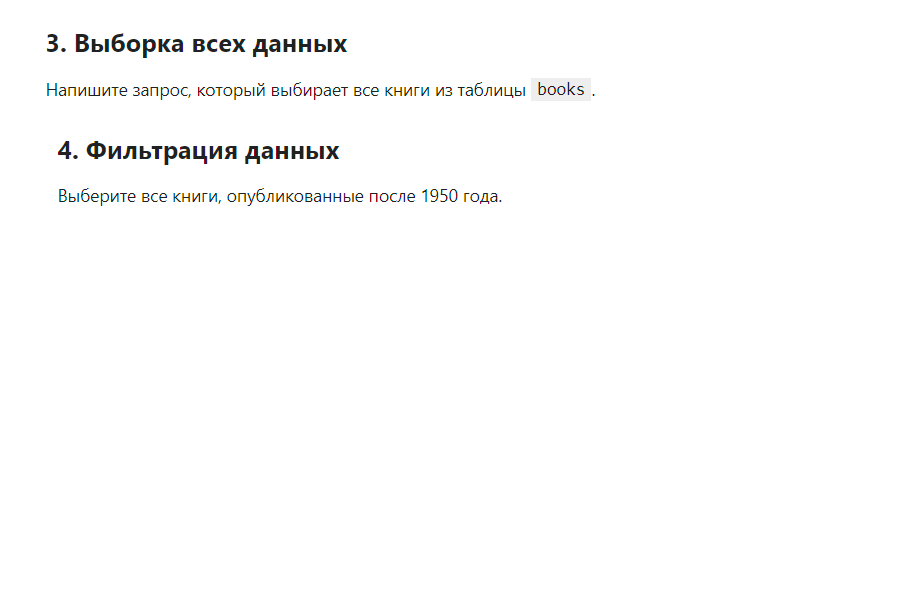
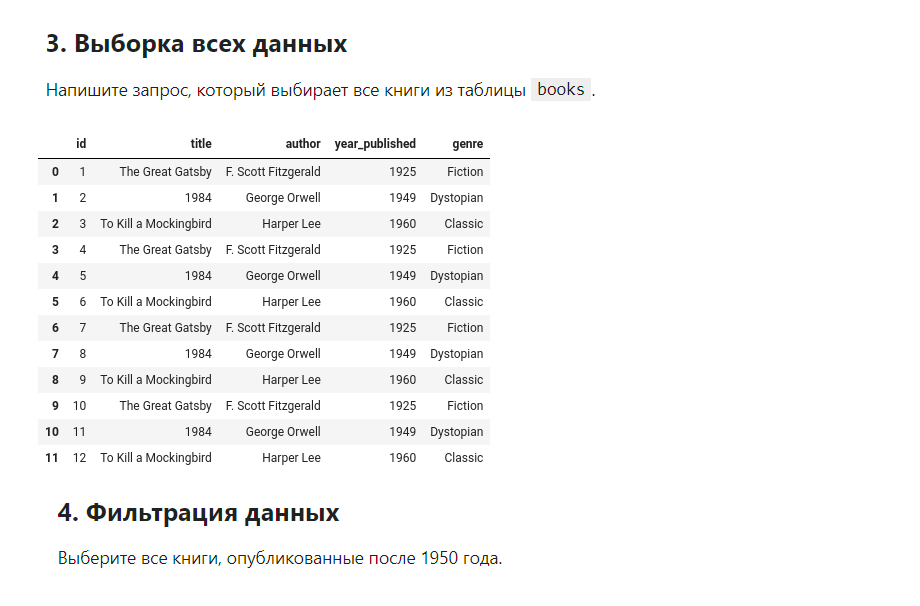
Before and after one commit to alinaaaaa456/hwalina, a Jupyter notebook: 6.ipynb, the cells around one changed output. Drawn from its saved outputs; the diff is of its cells as text; code cells hidden in the pictures; blank space fills up the shorter version.

```diff
--- a/6.ipynb
+++ b/6.ipynb
@@ -24,7 +24,50 @@ connection.commit()
 connection.close()
 # %% [markdown]
 ![image.png](embedded-picture-1)
+# %%
+import sqlite3
+
+conn = sqlite3.connect('library.db')
+cursor = conn.cursor()
+
+insert_query = '''
+INSERT INTO book (title, author, year_published, genre)
+VALUES (?, ?, ?, ?)
+'''
+
+books = [
+    ("The Great Gatsby", "F. Scott Fitzgerald", 1925, "Fiction"),
+    ("1984", "George Orwell", 1949, "Dystopian"),
+    ("To Kill a Mockingbird", "Harper Lee", 1960, "Classic")
+]
+
+cursor.executemany(insert_query, books)
+
+conn.commit()
+conn.close()
 # %% [markdown]
 ![image.png](embedded-picture-1)
+# %%
+
+create ='''
+SELECT *
+FROM book
+'''
+df = pd.read_sql(create, conn)
+df
+# %% [output]
+|  | id | title | author | year_published | genre |
+| 0 | 1 | The Great Gatsby | F. Scott Fitzgerald | 1925 | Fiction |
+| 1 | 2 | 1984 | George Orwell | 1949 | Dystopian |
+| 2 | 3 | To Kill a Mockingbird | Harper Lee | 1960 | Classic |
+| 3 | 4 | The Great Gatsby | F. Scott Fitzgerald | 1925 | Fiction |
+| 4 | 5 | 1984 | George Orwell | 1949 | Dystopian |
+| 5 | 6 | To Kill a Mockingbird | Harper Lee | 1960 | Classic |
+| 6 | 7 | The Great Gatsby | F. Scott Fitzgerald | 1925 | Fiction |
+| 7 | 8 | 1984 | George Orwell | 1949 | Dystopian |
+| 8 | 9 | To Kill a Mockingbird | Harper Lee | 1960 | Classic |
+| 9 | 10 | The Great Gatsby | F. Scott Fitzgerald | 1925 | Fiction |
+| 10 | 11 | 1984 | George Orwell | 1949 | Dystopian |
+| 11 | 12 | To Kill a Mockingbird | Harper Lee | 1960 | Classic |
 # %% [markdown]
 ![image.png](embedded-picture-1)
```
Also changed, not shown: parts of 18 cells of this notebook.
